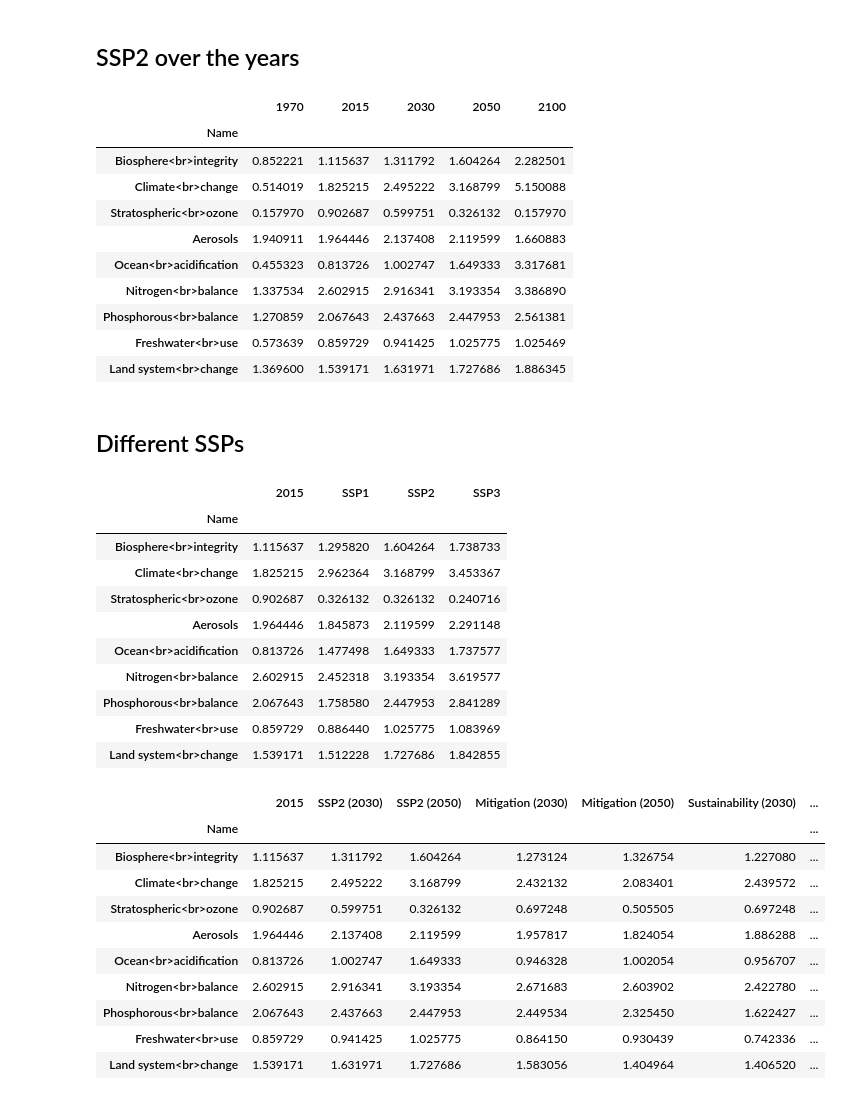
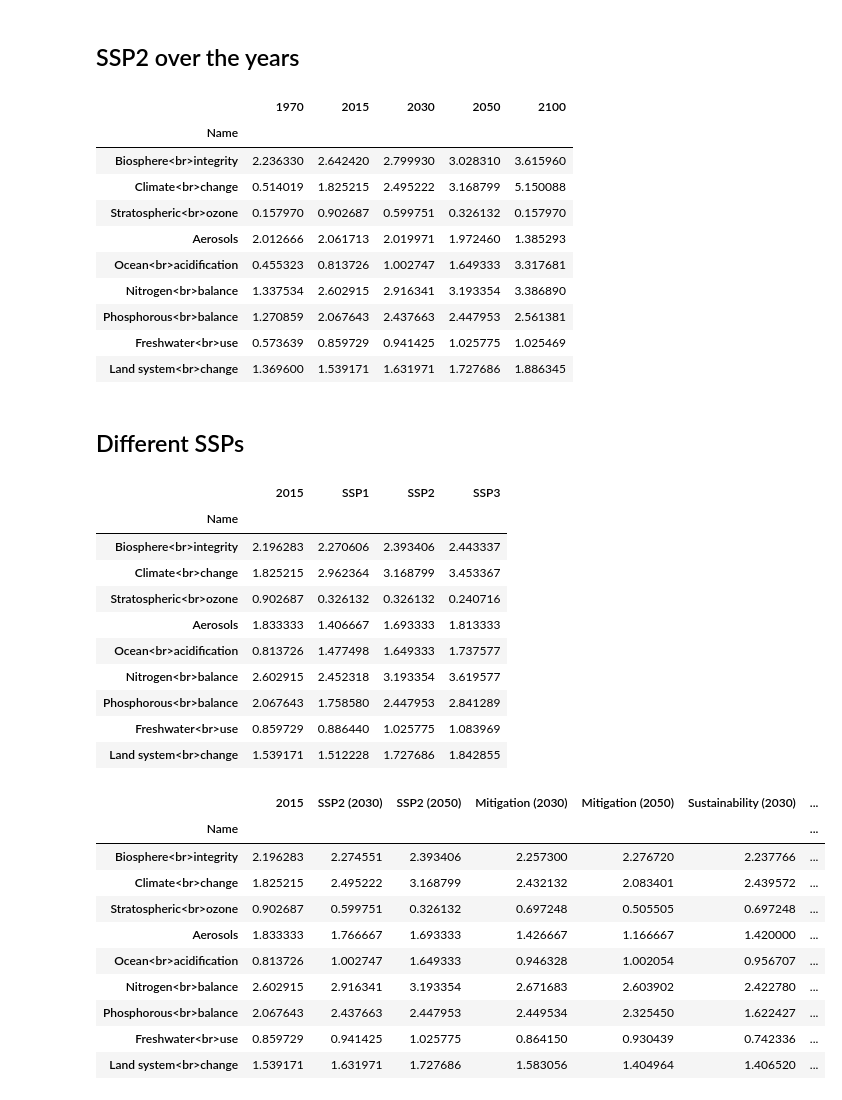
Before and after one commit to imagepbl/planetary_boundaries, a Jupyter notebook: Planetary boundaries - paper figures.ipynb, the cells around one changed output. Drawn from its saved outputs; the diff is of its cells as text; code cells hidden in the pictures.

```diff
--- a/Planetary boundaries - paper figures.ipynb
+++ b/Planetary boundaries - paper figures.ipynb
@@ -22,9 +22,14 @@ index_rename_map =  {
     'Land system change': 'Land system<br>change',
 }
 # %%
-pb_values_raw = pd.read_excel('Data/summary.xlsx', sheet_name="Values in Figures", header=0)
-pb_values_raw.columns = ['Name', 'Region', 'Scenario'] + pb_values_raw.columns[3:].tolist()
-pb_values_raw = pb_values_raw.replace(index_rename_map).drop(columns='Region').set_index(['Scenario', 'Name'])
+def load_data(filename):
+    pb_values_raw = pd.read_excel(filename, sheet_name="Values in Figures", header=0)
+    pb_values_raw.columns = ['Name', 'Region', 'Scenario'] + pb_values_raw.columns[3:].tolist()
+    pb_values_raw = pb_values_raw.replace(index_rename_map).drop(columns='Region').set_index(['Scenario', 'Name'])
+    return pb_values_raw
+
+pb_values_raw = load_data('Data/summary - 20240529.xlsx')
+# pb_values_raw = load_data('Data/summary - 20240703.xlsx')
 pb_values_raw.head()
 # %% [output]
 |  |  | 1970 | 2015 | 2030 | 2050 | 2100 |
@@ -131,10 +138,10 @@ data
 # %% [output]
 |  | 1970 | 2015 | 2030 | 2050 | 2100 |
 | Name |  |  |  |  |  |
-| Biosphere<br>integrity | 0.852221 | 1.115637 | 1.311792 | 1.604264 | 2.282501 |
+| Biosphere<br>integrity | 2.236330 | 2.642420 | 2.799930 | 3.028310 | 3.615960 |
 | Climate<br>change | 0.514019 | 1.825215 | 2.495222 | 3.168799 | 5.150088 |
 | Stratospheric<br>ozone | 0.157970 | 0.902687 | 0.599751 | 0.326132 | 0.157970 |
-| Aerosols | 1.940911 | 1.964446 | 2.137408 | 2.119599 | 1.660883 |
+| Aerosols | 2.012666 | 2.061713 | 2.019971 | 1.972460 | 1.385293 |
 | Ocean<br>acidification | 0.455323 | 0.813726 | 1.002747 | 1.649333 | 3.317681 |
 | Nitrogen<br>balance | 1.337534 | 2.602915 | 2.916341 | 3.193354 | 3.386890 |
 | Phosphorous<br>balance | 1.270859 | 2.067643 | 2.437663 | 2.447953 | 2.561381 |
@@ -324,10 +331,10 @@ data_SSPs
 # %% [output]
 |  | 2015 | SSP1 | SSP2 | SSP3 |
 | Name |  |  |  |  |
-| Biosphere<br>integrity | 1.115637 | 1.295820 | 1.604264 | 1.738733 |
+| Biosphere<br>integrity | 2.196283 | 2.270606 | 2.393406 | 2.443337 |
 | Climate<br>change | 1.825215 | 2.962364 | 3.168799 | 3.453367 |
 | Stratospheric<br>ozone | 0.902687 | 0.326132 | 0.326132 | 0.240716 |
-| Aerosols | 1.964446 | 1.845873 | 2.119599 | 2.291148 |
+| Aerosols | 1.833333 | 1.406667 | 1.693333 | 1.813333 |
 | Ocean<br>acidification | 0.813726 | 1.477498 | 1.649333 | 1.737577 |
 | Nitrogen<br>balance | 2.602915 | 2.452318 | 3.193354 | 3.619577 |
 | Phosphorous<br>balance | 2.067643 | 1.758580 | 2.447953 | 2.841289 |
@@ -366,21 +373,24 @@ fig2.write_image('figure_2.svg', scale=2)
 # %%
 data_mitig = pd.DataFrame({
     '2015': get_pb_values('SSP2')[2015],
     'SSP2 (2030)': get_pb_values('SSP2')[2030],
     'SSP2 (2050)': get_pb_values('SSP2')[2050],
     'Mitigation (2030)': get_pb_values('SSP2_19')[2030],
     'Mitigation (2050)': get_pb_values('SSP2_19')[2050],
     'Sustainability (2030)': get_pb_values('SSP2_19_Sus')[2030],
     'Sustainability (2050)': get_pb_values('SSP2_19_Sus')[2050],
+
+    'Sustainability* (2030)': get_pb_values('SSP2_Su')[2030],
+    'Sustainability* (2050)': get_pb_values('SSP2_Su')[2050],
 })
 data_mitig
 # %% [output]
 |  | 2015 | SSP2 (2030) | SSP2 (2050) | Mitigation (2030) | Mitigation (2050) | Sustainability (2030) | ... |
 | Name |  |  |  |  |  |  | ... |
-| Biosphere<br>integrity | 1.115637 | 1.311792 | 1.604264 | 1.273124 | 1.326754 | 1.227080 | ... |
+| Biosphere<br>integrity | 2.196283 | 2.274551 | 2.393406 | 2.257300 | 2.276720 | 2.237766 | ... |
 | Climate<br>change | 1.825215 | 2.495222 | 3.168799 | 2.432132 | 2.083401 | 2.439572 | ... |
 | Stratospheric<br>ozone | 0.902687 | 0.599751 | 0.326132 | 0.697248 | 0.505505 | 0.697248 | ... |
-| Aerosols | 1.964446 | 2.137408 | 2.119599 | 1.957817 | 1.824054 | 1.886288 | ... |
+| Aerosols | 1.833333 | 1.766667 | 1.693333 | 1.426667 | 1.166667 | 1.420000 | ... |
 | Ocean<br>acidification | 0.813726 | 1.002747 | 1.649333 | 0.946328 | 1.002054 | 0.956707 | ... |
 | Nitrogen<br>balance | 2.602915 | 2.916341 | 3.193354 | 2.671683 | 2.603902 | 2.422780 | ... |
 | Phosphorous<br>balance | 2.067643 | 2.437663 | 2.447953 | 2.449534 | 2.325450 | 1.622427 | ... |
```
Also changed, not shown: parts of 8 cells of this notebook, 10 other files.
